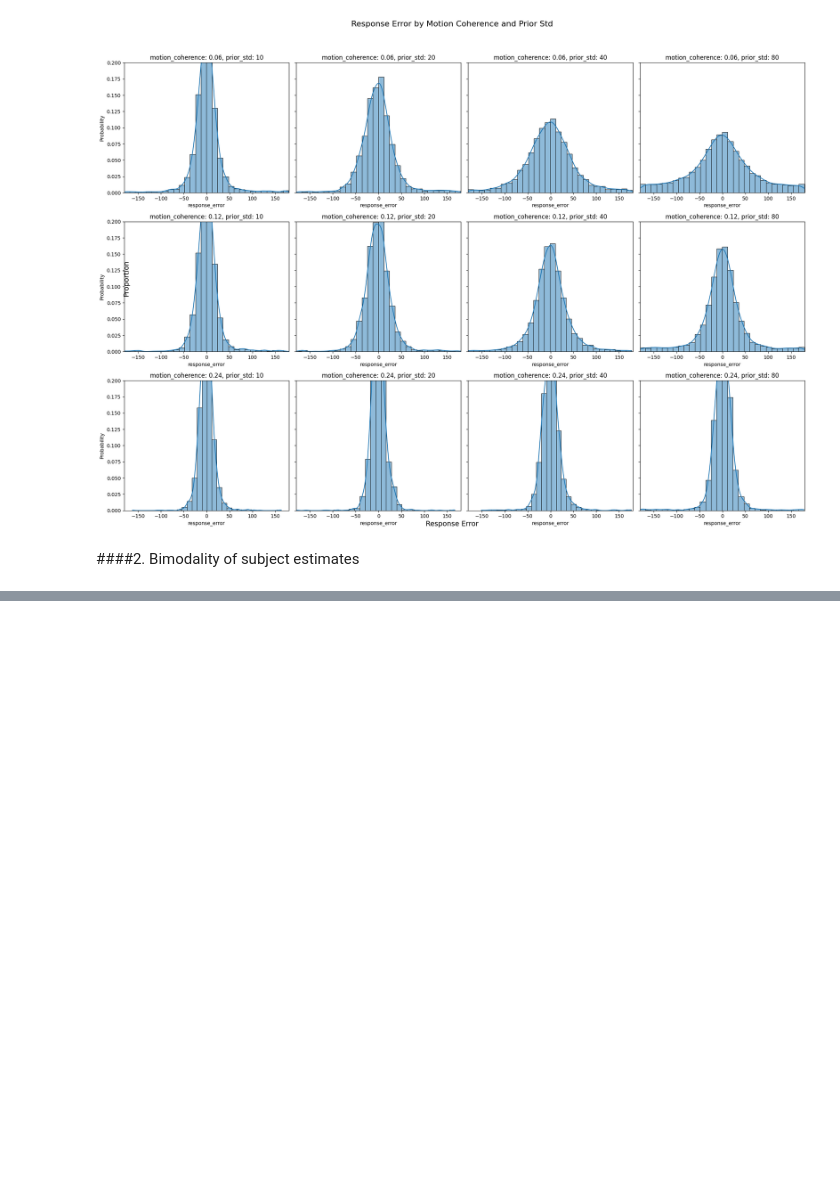
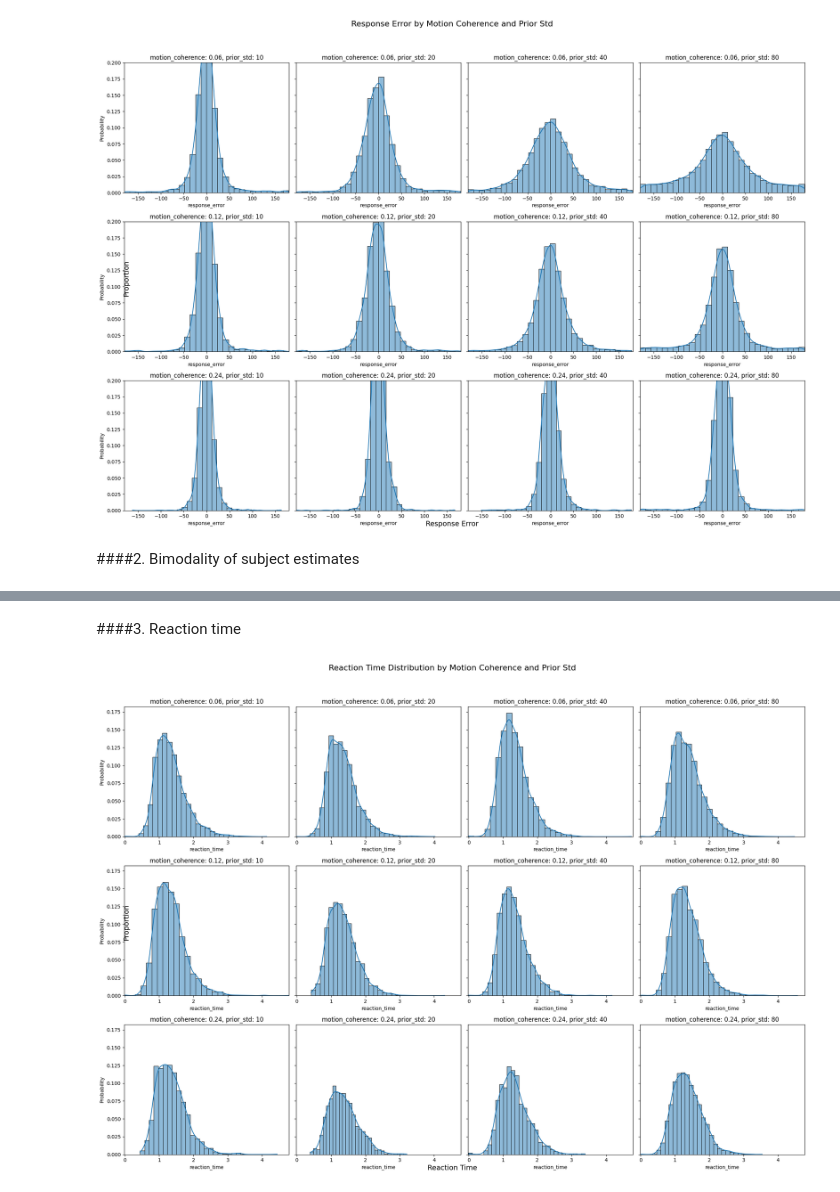
Before and after one commit to lucasbaldezzari/babesbayes-nma, a Jupyter notebook: coding/sepparateCodesForEachOfUs/Knowing_the_Data_Seohee.ipynb, the cells around one changed output, grey strips where cells are left out. Drawn from its saved outputs; the diff is of its cells as text; code cells hidden in the pictures; blank space fills up the shorter version.

```diff
--- a/coding/sepparateCodesForEachOfUs/Knowing_the_Data_Seohee.ipynb
+++ b/coding/sepparateCodesForEachOfUs/Knowing_the_Data_Seohee.ipynb
@@ -874,0 +914,36 @@ plt.show()
+# %% [markdown]
+####3. Reaction time
+# %%
+# @title reaction time by condition
+subset_data = data[~data['reaction_time'].isnull()]
+
+# Getting unique values of the conditions
+motion_coherences = sorted(subset_data['motion_coherence'].unique())
+prior_stds = sorted(subset_data['prior_std'].unique())
+
+# Determine the overall min and max reaction_time
+reaction_time_min = subset_data['reaction_time'].min()
+reaction_time_max = subset_data['reaction_time'].max()
+
+# Plotting
+fig, axes = plt.subplots(len(motion_coherences), len(prior_stds),
+                         figsize=(20, 15), sharey=True)
+
+# Looping through each combination of motion_coherence and prior_std
+for i, motion_coherence in enumerate(motion_coherences):
+    for j, prior_std in enumerate(prior_stds):
+        ax = axes[i, j]
+        subset = subset_data[(subset_data['motion_coherence'] == motion_coherence) & (subset_data['prior_std'] == prior_std)]
+        sns.histplot(subset['reaction_time'], bins=30, ax=ax, kde=True, stat='probability')
+        ax.set_title(f'motion_coherence: {motion_coherence}, prior_std: {prior_std}')
+        ax.set_xlim(reaction_time_min, reaction_time_max)
+
+# Adding overall titles and labels
+fig.suptitle('Reaction Time Distribution by Motion Coherence and Prior Std', fontsize=16)
+fig.text(0.5, 0.04, 'Reaction Time', ha='center', fontsize=14)
+fig.text(0.04, 0.5, 'Proportion', va='center', rotation='vertical', fontsize=14)
+
+plt.tight_layout(rect=[0, 0.03, 1, 0.95])
+plt.show()
+# %% [output]
+[figure, added]
```
Also changed, not shown: parts of 9 cells of this notebook, 1 other file.
